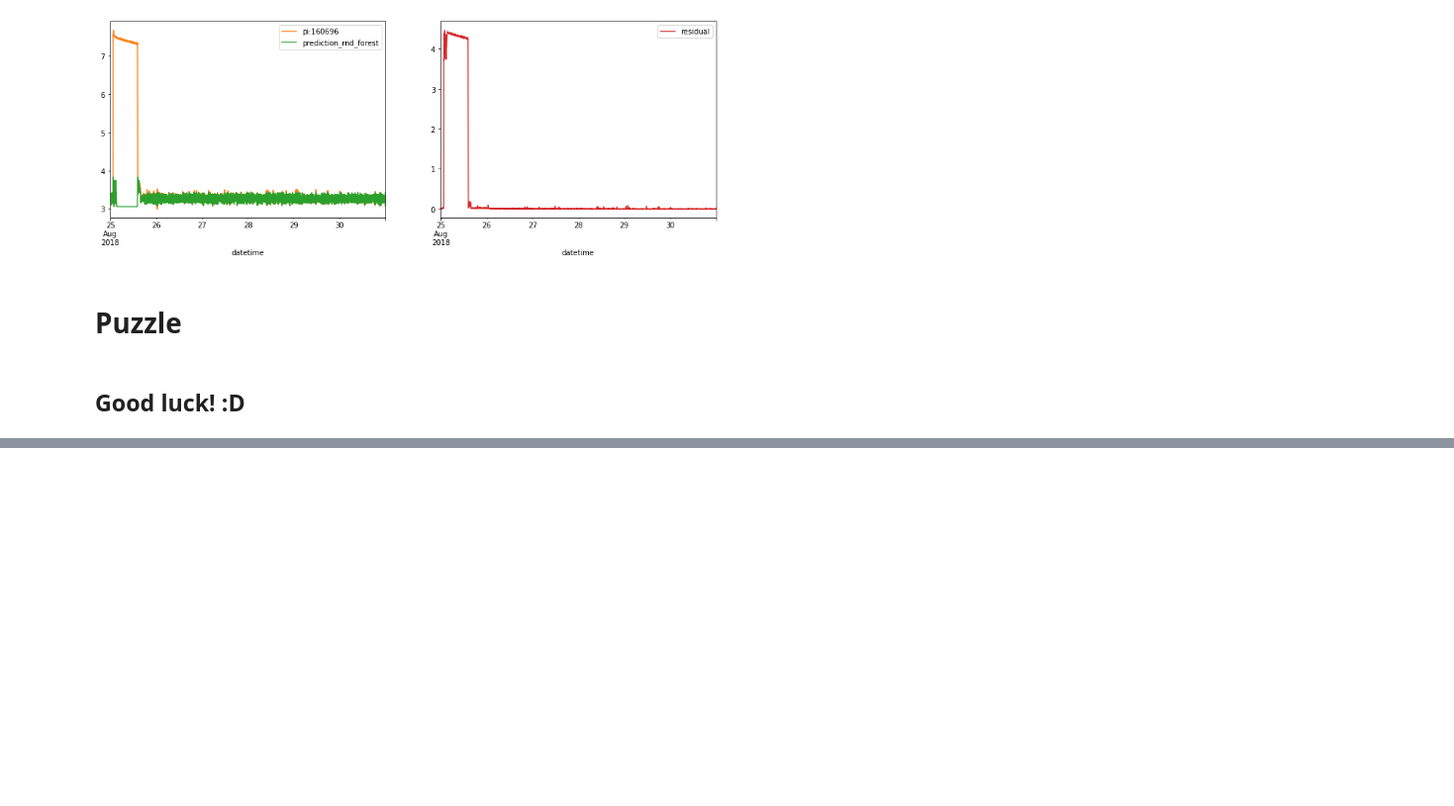
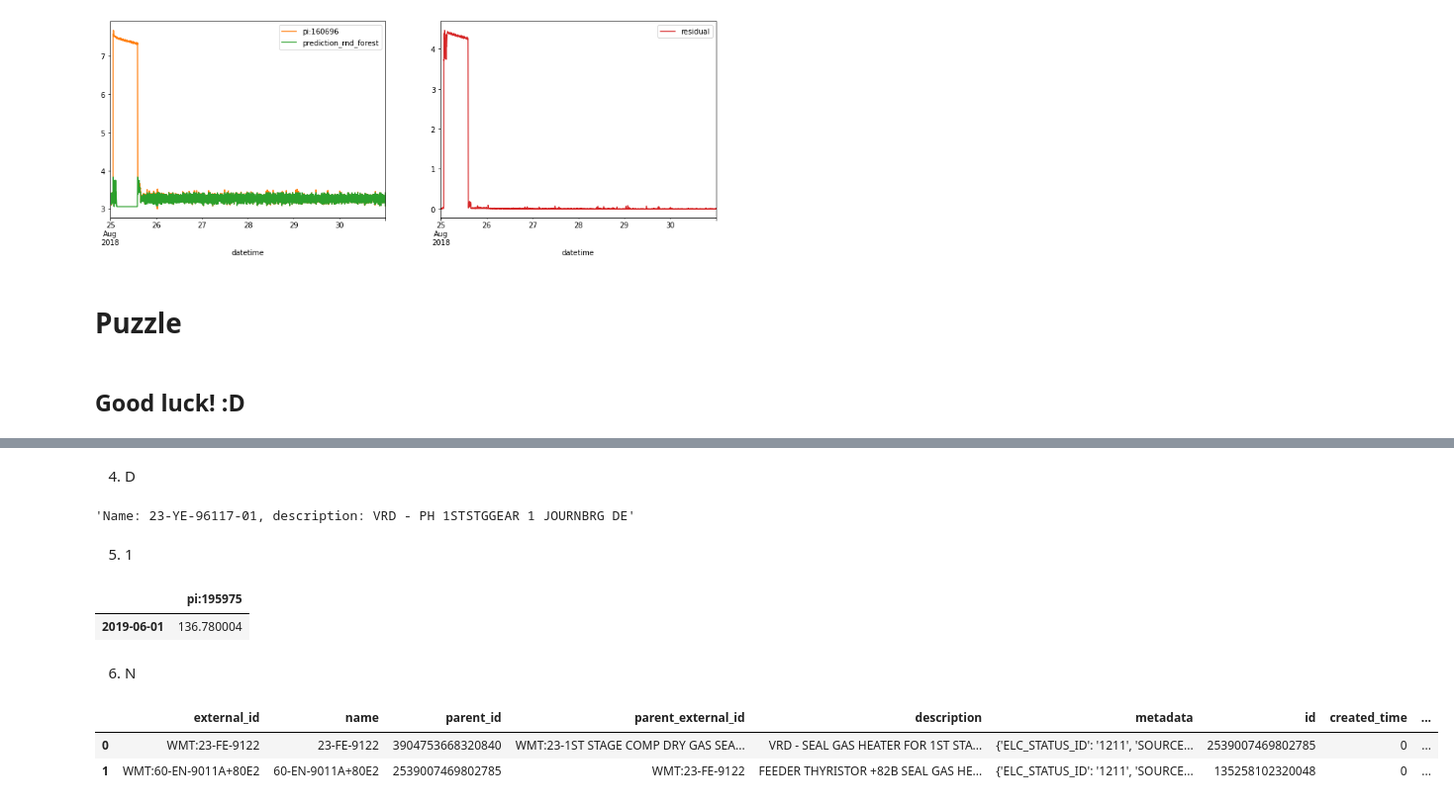
Before and after one commit to StephenJanesRadix/CogniteSDK, a Jupyter notebook: Introduction_to_Cognite_Python_SDK.ipynb, the cells around one changed output, grey strips where cells are left out. Shown: that part at 99% size. Saved outputs shown, nothing was run; the diff lists cells and outputs as text; code cells hidden in the pictures; blank space fills up the shorter version.

```diff
--- a/Introduction_to_Cognite_Python_SDK.ipynb
+++ b/Introduction_to_Cognite_Python_SDK.ipynb
@@ -509,0 +594,37 @@ predict_df_ad.plot(
+# %% [markdown]
+4. D
+# %%
+identifier = 3257705896277160
+asset = client.assets.retrieve(id=identifier)
+f"Name: {asset.name}, description: {asset.description}"
+# %% [output]
+'Name: 23-YE-96117-01, description: VRD - PH 1STSTGGEAR 1 JOURNBRG DE'
+# %% [markdown]
+5. 1
+# %%
+train_start_date = datetime(2019, 6, 1, tzinfo=timezone.utc)
+train_end_date = train_start_date + timedelta(days=30)
+
+datapoints_df = client.time_series.data.retrieve_dataframe(
+    external_id="pi:195975",
+    aggregates="average",
+    granularity="30d",
+    start=train_start_date,
+    end=train_end_date,
+    include_aggregate_name=False,
+    uniform_index=True,
+)
+datapoints_df = datapoints_df.interpolate().dropna()
+datapoints_df.head()
+# %% [output]
+|  | pi:195975 |
+| 2019-06-01 | 136.780004 |
+# %% [markdown]
+6. N
+# %%
+children = client.assets.retrieve_subtree(id=2539007469802785)
+children[:2]
+# %% [output]
+|  | external_id | name | parent_id | parent_external_id | description | metadata | id | created_time | ... |
+| 0 | WMT:23-FE-9122 | 23-FE-9122 | 3904753668320840 | WMT:23-1ST STAGE COMP DRY GAS SEA... | VRD - SEAL GAS HEATER FOR 1ST STA... | {'ELC_STATUS_ID': '1211', 'SOURCE... | 2539007469802785 | 0 | ... |
+| 1 | WMT:60-EN-9011A+80E2 | 60-EN-9011A+80E2 | 2539007469802785 | WMT:23-FE-9122 | FEEDER THYRISTOR +82B SEAL GAS HE... | {'ELC_STATUS_ID': '1211', 'SOURCE... | 135258102320048 | 0 | ... |
```
Also changed, not shown: parts of 23 cells of this notebook.
